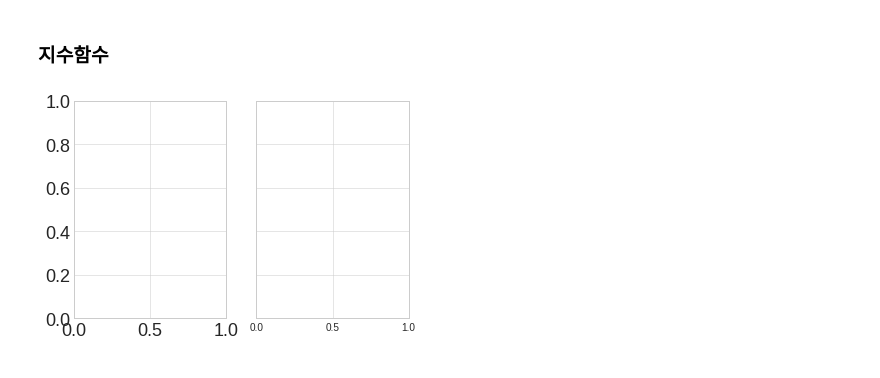
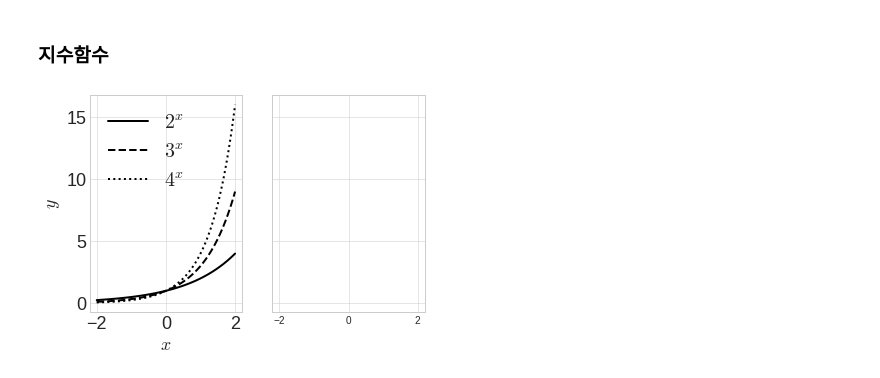
Before and after one commit to chw8207/math_basic, a Jupyter notebook: 함수.ipynb, the cells around one changed output. Saved outputs shown, nothing was run; the diff lists cells and outputs as text; code cells hidden in the pictures.

```diff
--- a/함수.ipynb
+++ b/함수.ipynb
@@ -76,16 +76,30 @@ plt.show()
 # %%
 # 지수함수 그래프 그리기
 import matplotlib.pyplot as plt
 import numpy as np
 
 fig, (ax1,ax2) = plt.subplots(1,2, sharex=True, sharey=True)
 
 ax1.xaxis.set_tick_params(labelsize=18)
 ax1.yaxis.set_tick_params(labelsize=18)
 
 X = np.linspace(-2,2,100)
 a1, a2, a3 = 2, 3, 4
+y1, y2, y3 = a1**X, a2**X, a3**X
+
+ax1.plot(X, y1, color='k', label = r"$2^x$")
+ax1.plot(X, y2, '--', color='k', label = r"$3^x$")
+ax1.plot(X, y3, ':', color='k', label = r"$4^x$")
+
+ax1.set_xlabel('$x$', fontsize=18)
+ax1.set_ylabel('$y$', fontsize=18)
+ax1.legend(fontsize=20)
+
+ax1.xaxis.set_tick_params(labelsize=18)
+ax1.yaxis.set_tick_params(labelsize=18)
+
+# arrowed_spines(fig, ax1)
 
 plt.show()
 # %% [output]
-[figure, old version]
+[figure, new version]
```
